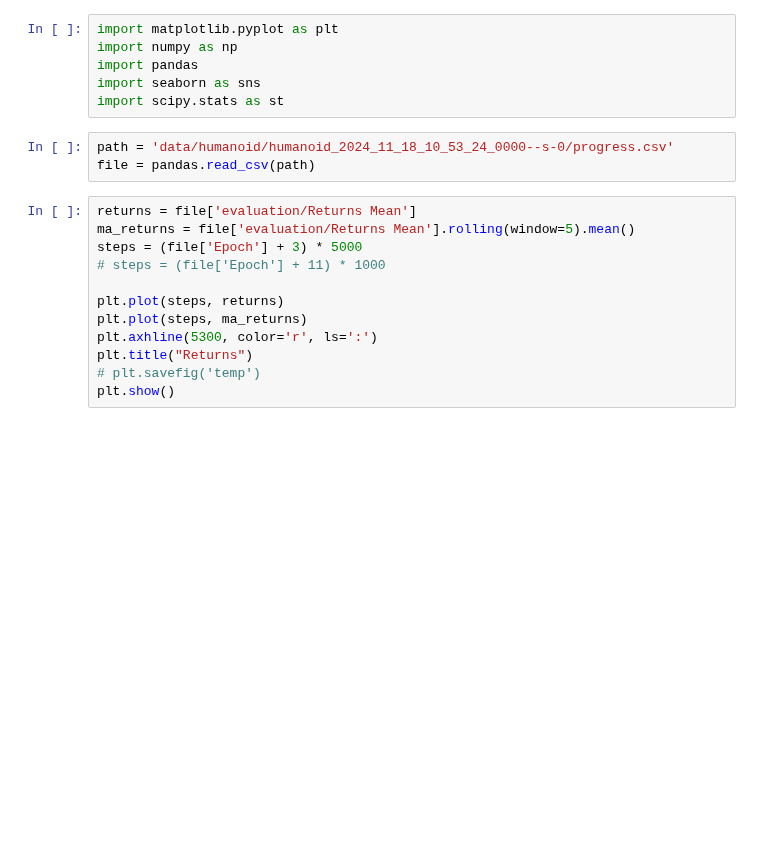
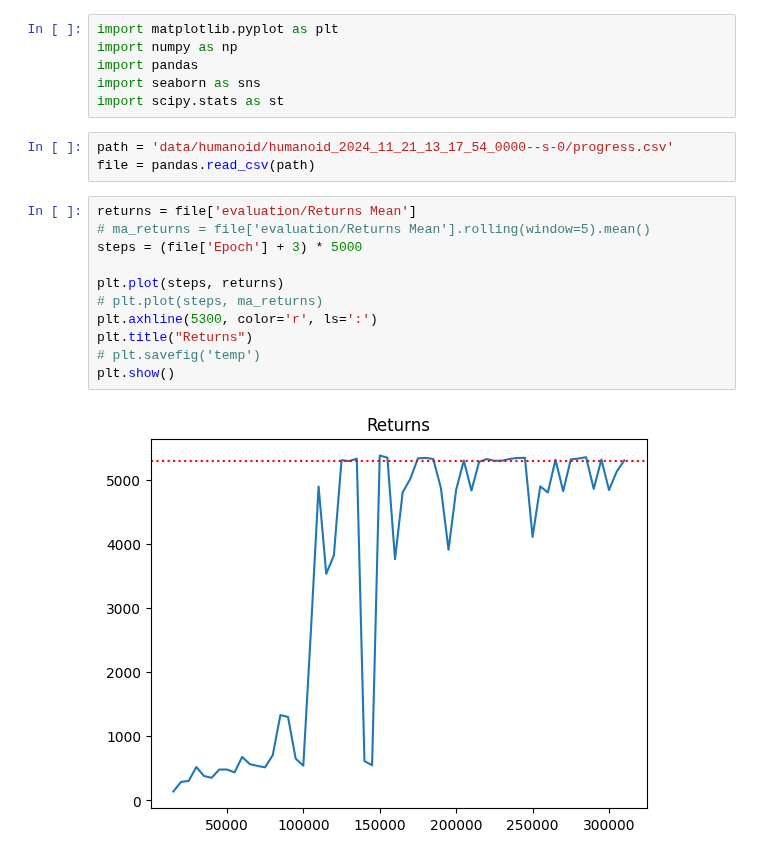
Before and after one commit to adibka/RIZE, a Jupyter notebook: plot.ipynb, the cells around one changed output. Saved outputs shown, nothing was run; the diff lists cells and outputs as text; blank space fills up the shorter version.

```diff
--- a/plot.ipynb
+++ b/plot.ipynb
@@ -5,20 +5,21 @@ import pandas
 import seaborn as sns
 import scipy.stats as st
 # %%
-path = 'data/humanoid/humanoid_2024_11_18_10_53_24_0000--s-0/progress.csv'
+path = 'data/humanoid/humanoid_2024_11_21_13_17_54_0000--s-0/progress.csv'
 file = pandas.read_csv(path)
 # %%
 returns = file['evaluation/Returns Mean']
-ma_returns = file['evaluation/Returns Mean'].rolling(window=5).mean()
+# ma_returns = file['evaluation/Returns Mean'].rolling(window=5).mean()
 steps = (file['Epoch'] + 3) * 5000
-# steps = (file['Epoch'] + 11) * 1000
 
 plt.plot(steps, returns)
-plt.plot(steps, ma_returns)
+# plt.plot(steps, ma_returns)
 plt.axhline(5300, color='r', ls=':')
 plt.title("Returns")
 # plt.savefig('temp')
 plt.show()
+# %% [output]
+[figure, added]
 # %%
 alpha = file['trainer/Alpha']
 plt.plot(steps, alpha)
```
Also changed, not shown: parts of 12 cells of this notebook, 11 other files.
